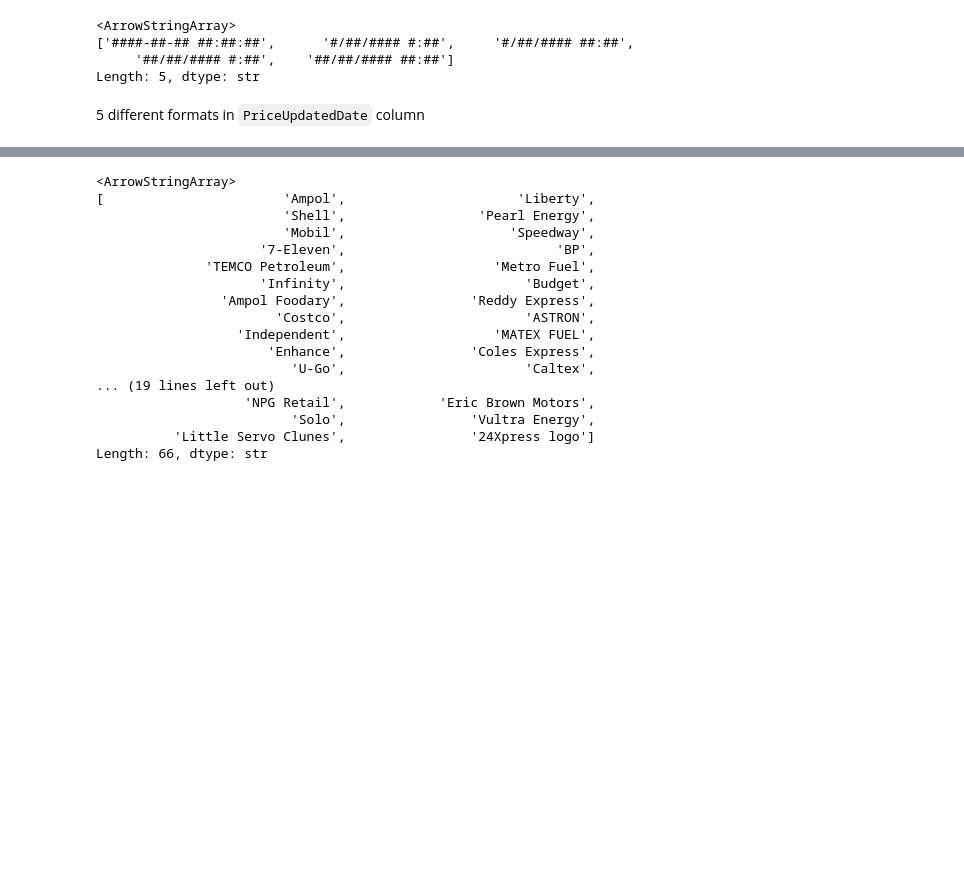
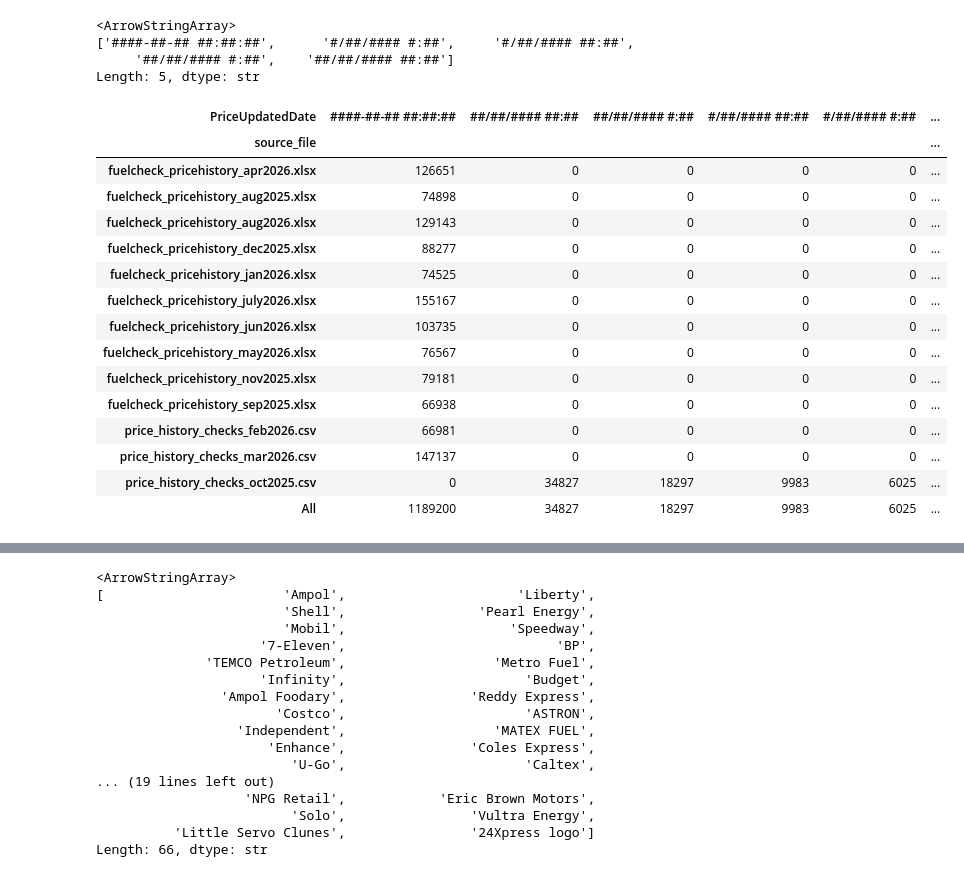
Before and after one commit to DanhHoangLongDuong/NSW-fuel-price-analysis, a Jupyter notebook: notebooks/01_load_and_profile.ipynb, the cells around one changed output, grey strips where cells are left out. Drawn from its saved outputs; the diff is of its cells as text; code cells hidden in the pictures; blank space fills up the shorter version.

Commit message:
add checking PriceUpdatedDate column in consistency in load and profile

```diff
--- a/notebooks/01_load_and_profile.ipynb
+++ b/notebooks/01_load_and_profile.ipynb
@@ -154,5 +154,22 @@ formats.unique()
 ['####-##-## ##:##:##',      '#/##/#### #:##',     '#/##/#### ##:##',
      '##/##/#### #:##',    '##/##/#### ##:##']
 Length: 5, dtype: str
-# %% [markdown]
-5 different formats in `PriceUpdatedDate` column
+# %%
+pd.crosstab(full_table["source_file"], formats, margins=True)
+# %% [output]
+| PriceUpdatedDate | ####-##-## ##:##:## | ##/##/#### ##:## | ##/##/#### #:## | #/##/#### ##:## | #/##/#### #:## | ... |
+| source_file |  |  |  |  |  | ... |
+| fuelcheck_pricehistory_apr2026.xlsx | 126651 | 0 | 0 | 0 | 0 | ... |
+| fuelcheck_pricehistory_aug2025.xlsx | 74898 | 0 | 0 | 0 | 0 | ... |
+| fuelcheck_pricehistory_aug2026.xlsx | 129143 | 0 | 0 | 0 | 0 | ... |
+| fuelcheck_pricehistory_dec2025.xlsx | 88277 | 0 | 0 | 0 | 0 | ... |
+| fuelcheck_pricehistory_jan2026.xlsx | 74525 | 0 | 0 | 0 | 0 | ... |
+| fuelcheck_pricehistory_july2026.xlsx | 155167 | 0 | 0 | 0 | 0 | ... |
+| fuelcheck_pricehistory_jun2026.xlsx | 103735 | 0 | 0 | 0 | 0 | ... |
+| fuelcheck_pricehistory_may2026.xlsx | 76567 | 0 | 0 | 0 | 0 | ... |
+| fuelcheck_pricehistory_nov2025.xlsx | 79181 | 0 | 0 | 0 | 0 | ... |
+| fuelcheck_pricehistory_sep2025.xlsx | 66938 | 0 | 0 | 0 | 0 | ... |
+| price_history_checks_feb2026.csv | 66981 | 0 | 0 | 0 | 0 | ... |
+| price_history_checks_mar2026.csv | 147137 | 0 | 0 | 0 | 0 | ... |
+| price_history_checks_oct2025.csv | 0 | 34827 | 18297 | 9983 | 6025 | ... |
+| All | 1189200 | 34827 | 18297 | 9983 | 6025 | ... |
```
Also changed, not shown: parts of 5 cells of this notebook.
